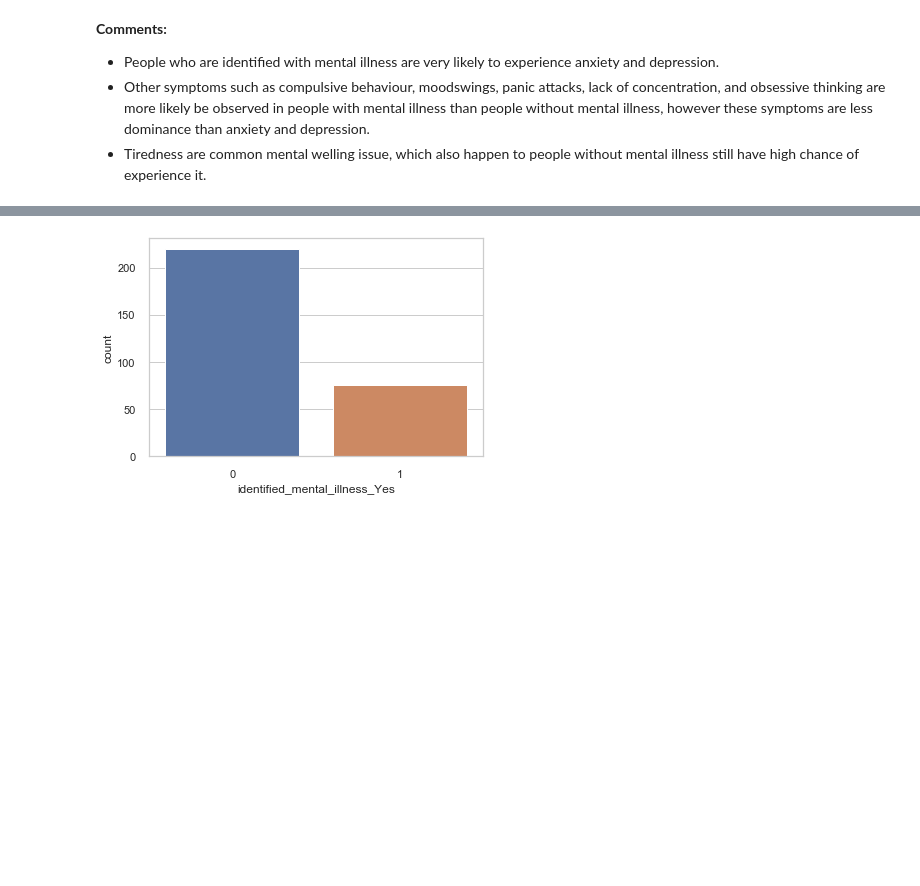
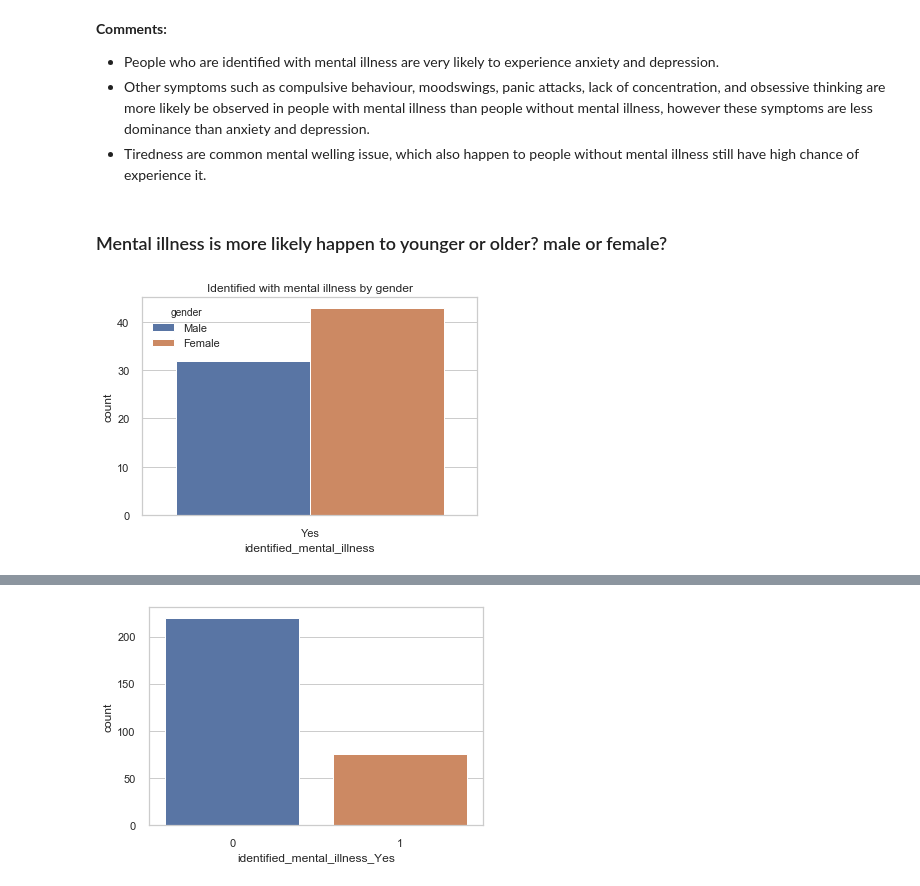
Before and after one commit to sandytat03/dsnd_mentalillness, a Jupyter notebook: CRISP-DM_project1_unemployment_mentalillness_v2.ipynb, the cells around one changed output, grey strips where cells are left out. Cells and saved outputs as stored; diff of their text form; code cells hidden in the pictures; blank space fills up the shorter version.

```diff
--- a/CRISP-DM_project1_unemployment_mentalillness_v2.ipynb
+++ b/CRISP-DM_project1_unemployment_mentalillness_v2.ipynb
@@ -368,3 +370,12 @@ sns.despine(left=True, bottom=True)
 - People who are identified with mental illness are very likely to experience anxiety and depression.
 - Other symptoms such as compulsive behaviour, moodswings, panic attacks, lack of concentration, and obsessive thinking are more likely be observed in people with mental illness than people without mental illness, however these symptoms are less dominance than anxiety and depression.
 - Tiredness are common mental welling issue, which also happen to people without mental illness still have high chance of experience it.
+# %% [markdown]
+### Mental illness is more likely happen to younger or older? male or female?
+# %%
+#mental illness & gender
+df2.loc[df2['identified_mental_illness'] == 'Yes'].gender.value_counts()
+sns.countplot(x='identified_mental_illness', hue='gender', data=df2.loc[df2['identified_mental_illness'] == 'Yes']).set_title('Identified with mental illness by gender')
+plt.show()
+# %% [output]
+[figure, added]
```
Also changed, not shown: parts of 9 cells of this notebook.
